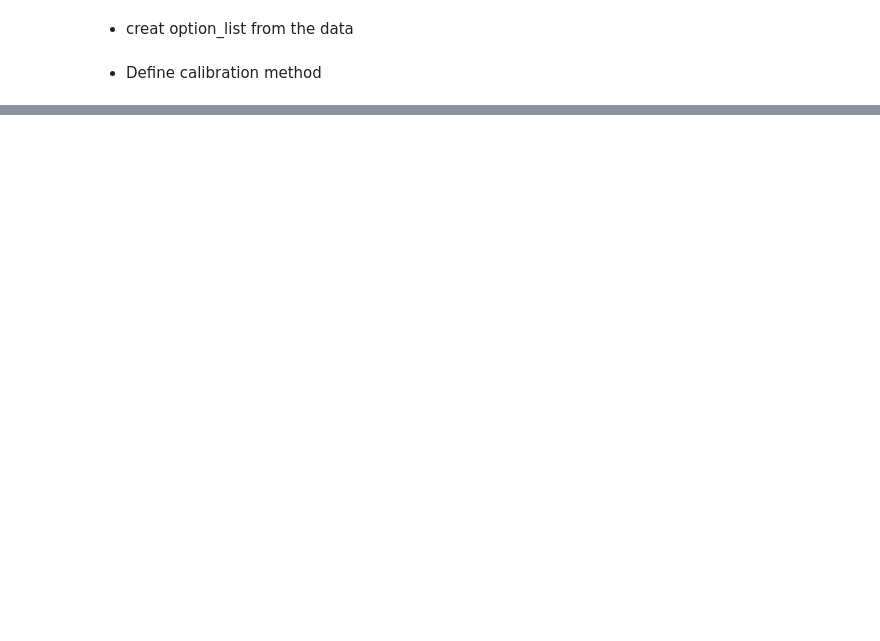
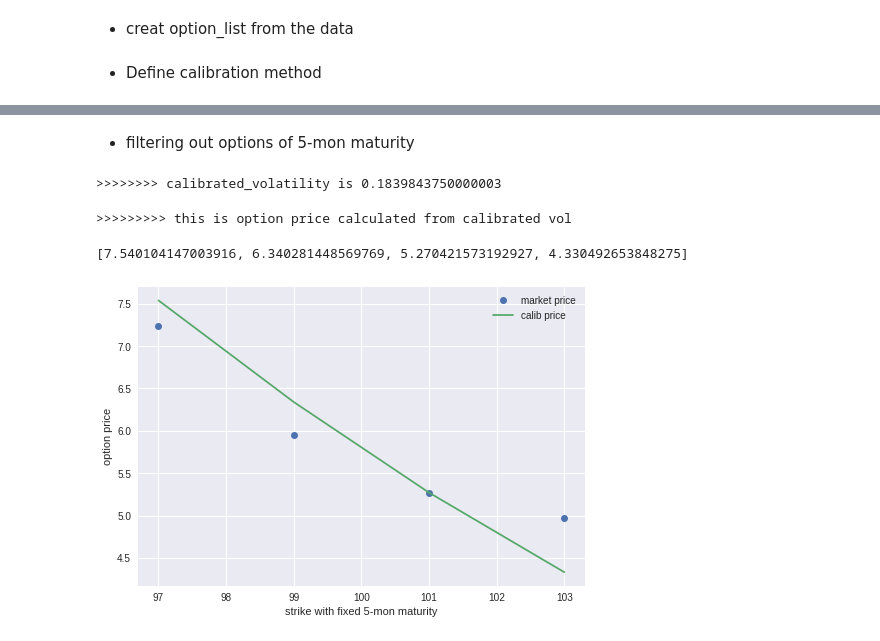
Before and after one commit to wuchenyu38/18ma573pub, a Jupyter notebook: src/bsm_calibration.ipynb, the cells around one changed output, grey strips where cells are left out. Drawn from its saved outputs; the diff is of its cells as text; code cells hidden in the pictures; blank space fills up the shorter version.

```diff
--- a/src/bsm_calibration.ipynb
+++ b/src/bsm_calibration.ipynb
@@ -149,0 +136,32 @@ f(dog_list)
+# %% [markdown]
+- filtering out options of 5-mon maturity
+# %%
+# Take options of 2-mon maturity
+filter2 = list(filter(lambda x: x.maturity == 5/12, option_list1))
+calibrated_volatility2 = bsm_calibration(gbm1, filter2)
+print('>>>>>>>> calibrated_volatility is ' + str(calibrated_volatility2))
+# %% [output]
+>>>>>>>> calibrated_volatility is 0.1839843750000003
+# %%
+gbm1.vol_ratio = calibrated_volatility2
+
+#find calibrated option price
+filter2_calibrated_price = [gbm1.bsm_price(filter2[i]) for i in range(len(filter2))]
+print('>>>>>>>>> this is option price calculated from calibrated vol')
+filter2_calibrated_price
+# %% [output]
+>>>>>>>>> this is option price calculated from calibrated vol
+[7.540104147003916, 6.340281448569769, 5.270421573192927, 4.330492653848275]
+# %%
+x_co = [filter2[i].strike for i in range(len(filter2))]
+y_co = [filter2[i].market_price for i in range(len(filter2))]
+plt.plot(x_co, y_co, 'o', label='market price')
+
+y_co = filter2_calibrated_price
+plt.plot(x_co, y_co, label = 'calib price')
+
+plt.ylabel('option price')
+plt.xlabel('strike with fixed 5-mon maturity')
+plt.legend();
+# %% [output]
+[figure, added]
```
Also changed, not shown: parts of 20 cells of this notebook.
